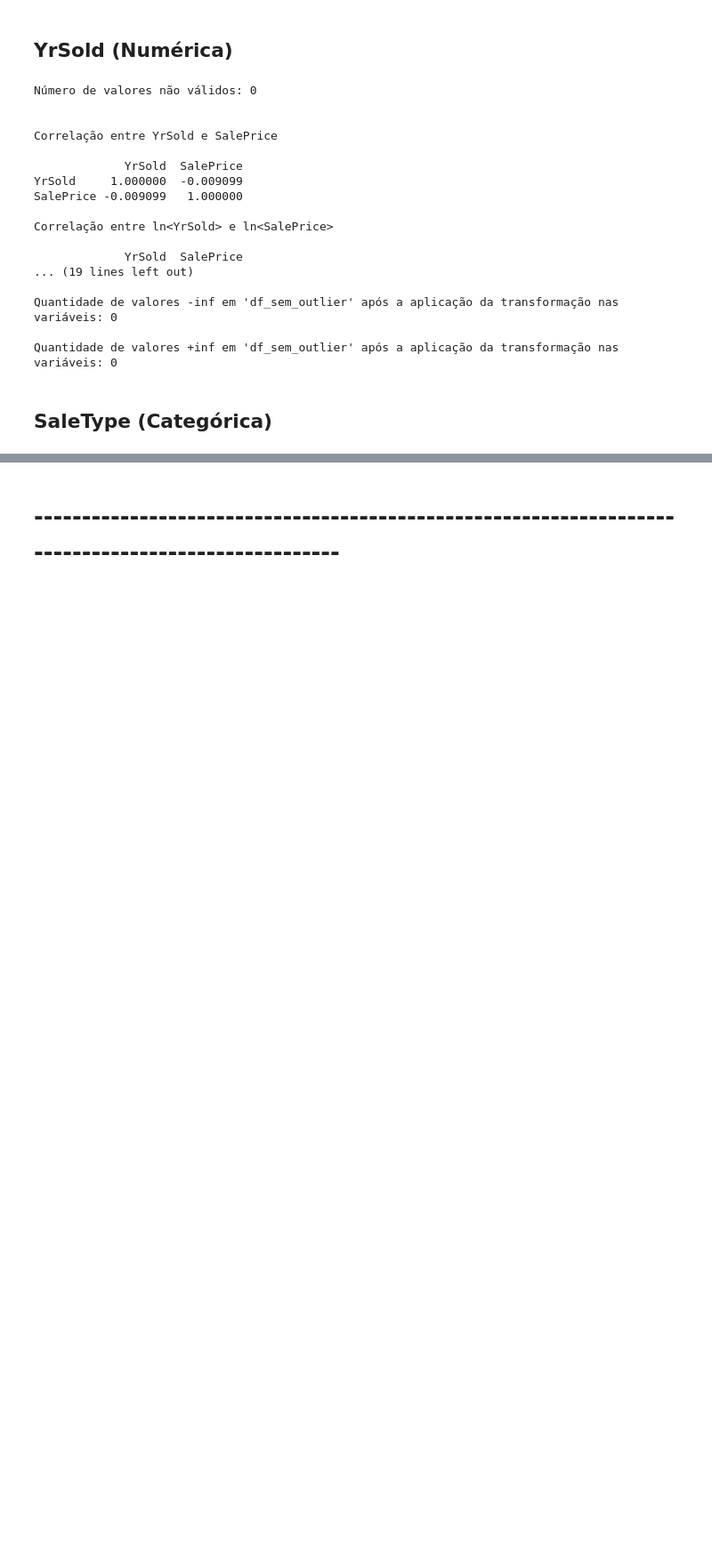
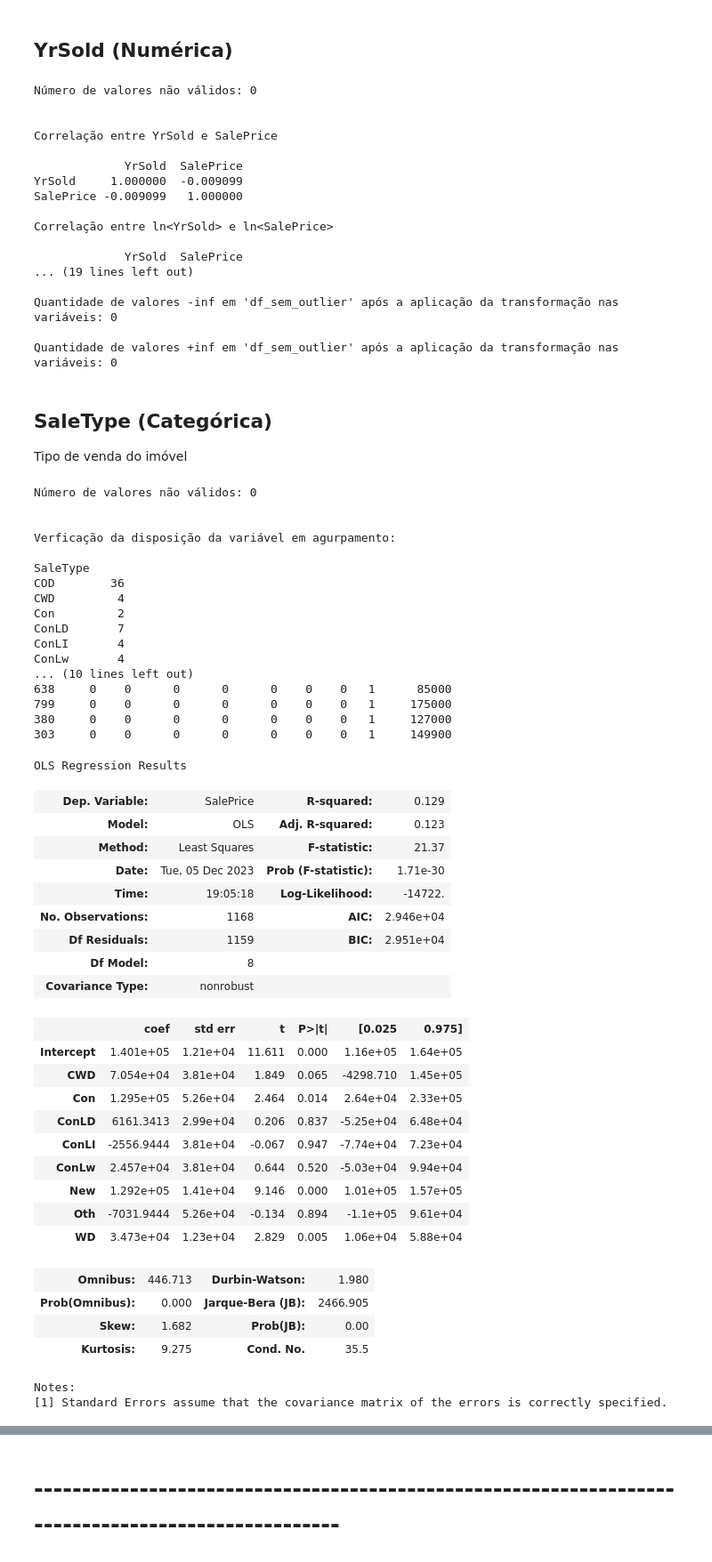
Before and after one commit to JohnDaytonCC/HousePricesPrediction, a Jupyter notebook: Notebook - House Prices Predition.ipynb, the cells around one changed output, grey strips where cells are left out. Shown at 89% size. Cells and saved outputs as stored; diff of their text form; code cells hidden in the pictures; blank space fills up the shorter version.

Commit message:
Finalização da transformação das variáveis categóricas em dicotômicas.

```diff
--- a/Notebook - House Prices Predition.ipynb
+++ b/Notebook - House Prices Predition.ipynb
@@ -5822,5 +5838,81 @@ Quantidade de valores -inf em 'df_sem_outlier' após a aplicação da transforma
 Quantidade de valores +inf em 'df_sem_outlier' após a aplicação da transformação nas variáveis: 0
 # %% [markdown]
 ## SaleType (Categórica)
+
+Tipo de venda do imóvel
+# %%
+nome_feature = 'SaleType'
+
+# Verificação de valores nulos na variável
+print(f'Número de valores não válidos: {dados_treino[nome_feature].isnull().sum()}\n')
+
+# Agrupamento dos valores da variável
+print('\nVerficação da disposição da variável em agurpamento:\n')
+agrupado = dados_treino.groupby([nome_feature]).size()
+print(agrupado)
+
+# Cópia dos valores que serão manipulados para que os valores originais são sejam alterados.
+df_dummies_auxiliar_1 = dados_treino[nome_feature].copy()
+
+# Conversão da variável categórica em dicotômica com a exclusão da primeira variável dicotômica.
+df_dummies_auxiliar = pd.get_dummies(df_dummies_auxiliar_1, columns=[nome_feature], drop_first=True)
+
+# Inclusão da variável dependente ao data frame de variáveis dicotômicas.
+df_dummies_auxiliar[nome_target] = dados_treino[nome_target].copy()
+
+print("\nVisualização dos primeiros valores do Data Frame criado.\n")
+
+# Verificação do data frame.
+print(df_dummies_auxiliar.head(6))
+
+# Estimação do modelo de regressão linear múltipla com n-1 dummies
+modelo_dummies = sm.OLS.from_formula("SalePrice ~ CWD + Con + ConLD + ConLI + ConLw + New + Oth + WD", df_dummies_auxiliar).fit()
+
+# Verificação dos parâmetros do modelo.
+modelo_dummies.summary()
+# %% [output]
+Número de valores não válidos: 0
+
+
+Verficação da disposição da variável em agurpamento:
+
+SaleType
+COD        36
+CWD         4
+Con         2
+ConLD       7
+ConLI       4
+ConLw       4
+... (10 lines left out)
+638     0    0      0      0      0    0    0   1      85000
+799     0    0      0      0      0    0    0   1     175000
+380     0    0      0      0      0    0    0   1     127000
+303     0    0      0      0      0    0    0   1     149900
+OLS Regression Results
+| Dep. Variable: | SalePrice | R-squared: | 0.129 |
+| Model: | OLS | Adj. R-squared: | 0.123 |
+| Method: | Least Squares | F-statistic: | 21.37 |
+| Date: | Tue, 05 Dec 2023 | Prob (F-statistic): | 1.71e-30 |
+| Time: | 19:05:18 | Log-Likelihood: | -14722. |
+| No. Observations: | 1168 | AIC: | 2.946e+04 |
+| Df Residuals: | 1159 | BIC: | 2.951e+04 |
+| Df Model: | 8 |  |  |
+| Covariance Type: | nonrobust |  |  |
+|  | coef | std err | t | P>|t| | [0.025 | 0.975] |
+| Intercept | 1.401e+05 | 1.21e+04 | 11.611 | 0.000 | 1.16e+05 | 1.64e+05 |
+| CWD | 7.054e+04 | 3.81e+04 | 1.849 | 0.065 | -4298.710 | 1.45e+05 |
+| Con | 1.295e+05 | 5.26e+04 | 2.464 | 0.014 | 2.64e+04 | 2.33e+05 |
+| ConLD | 6161.3413 | 2.99e+04 | 0.206 | 0.837 | -5.25e+04 | 6.48e+04 |
+| ConLI | -2556.9444 | 3.81e+04 | -0.067 | 0.947 | -7.74e+04 | 7.23e+04 |
+| ConLw | 2.457e+04 | 3.81e+04 | 0.644 | 0.520 | -5.03e+04 | 9.94e+04 |
+| New | 1.292e+05 | 1.41e+04 | 9.146 | 0.000 | 1.01e+05 | 1.57e+05 |
+| Oth | -7031.9444 | 5.26e+04 | -0.134 | 0.894 | -1.1e+05 | 9.61e+04 |
+| WD | 3.473e+04 | 1.23e+04 | 2.829 | 0.005 | 1.06e+04 | 5.88e+04 |
+| Omnibus: | 446.713 | Durbin-Watson: | 1.980 |
+| Prob(Omnibus): | 0.000 | Jarque-Bera (JB): | 2466.905 |
+| Skew: | 1.682 | Prob(JB): | 0.00 |
+| Kurtosis: | 9.275 | Cond. No. | 35.5 |
+Notes:
+[1] Standard Errors assume that the covariance matrix of the errors is correctly specified.
 # %% [markdown]
 ## SaleCondition (Categórica)
```
Also changed, not shown: parts of 55 cells of this notebook.
